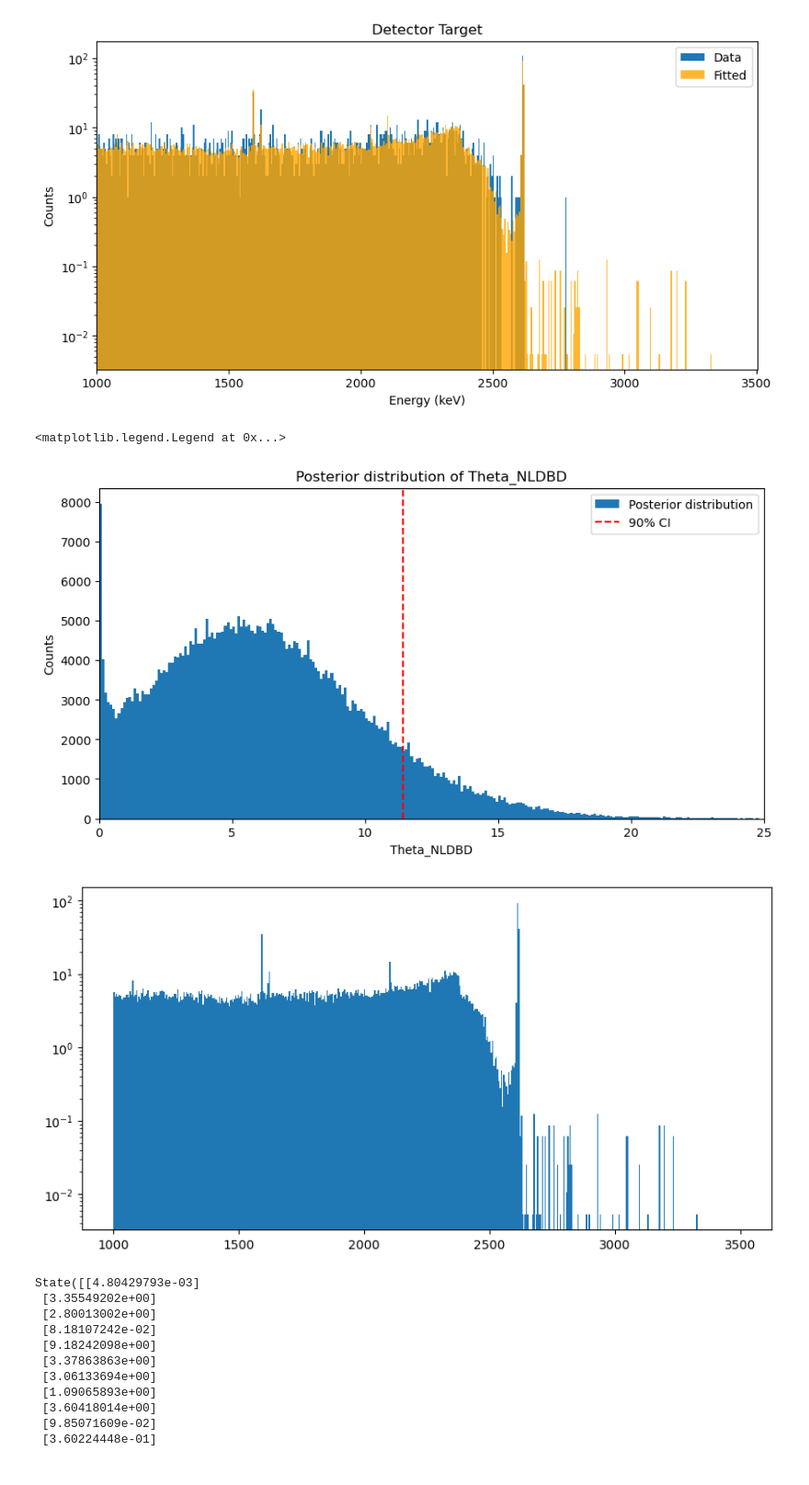
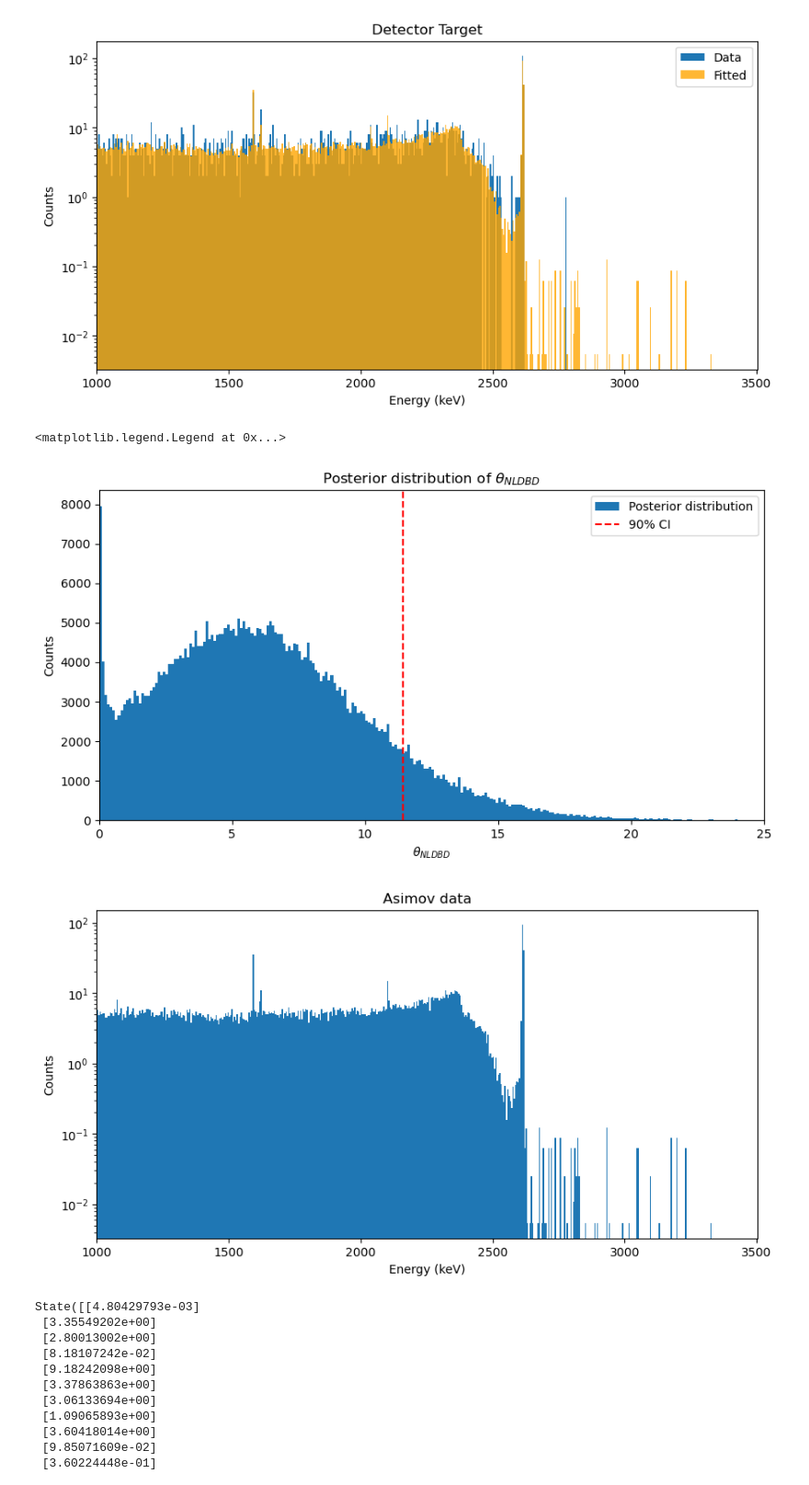
Before and after one commit to bucket420/dsc291-final, a Jupyter notebook: analysis.ipynb, the cells around one changed output. Shown: that part at 92% size. Cells and saved outputs as stored; diff of their text form; code cells hidden in the pictures.

```diff
--- a/analysis.ipynb
+++ b/analysis.ipynb
@@ -369,13 +369,13 @@ State([[1.41238692e+03 3.86957015e+02 5.92329483e+00 2.01591967e+00]
 # %%
 fig, axes = plt.subplots(4, figsize=(10, 7), sharex=True)
 samples = sampler.get_chain()
-labels = ["A", "B", "C", "N"]
+labels = [r'$\theta_A$', r'$\theta_B$', r'$\theta_C$', r'$\theta_{NLDBD}$']
 for i in range(4):
     ax = axes[i]
     ax.plot(samples[:, :, i], "k", alpha=0.3)
     ax.set_xlim(0, len(samples))
     ax.set_ylabel(labels[i])
-    ax.yaxis.set_label_coords(-0.1, 0.5)
+    # ax.yaxis.set_label_coords(-0.1, 0.5)
 
-axes[-1].set_xlabel("step number")
+axes[-1].set_xlabel("Step number")
 # %% [output]
@@ -435,22 +435,26 @@ plt.figure(figsize=(10, 5))
 plt.stairs(theta_N_hist, theta_N_bins, fill=True, label='Posterior distribution')
 plt.axvline(CI, color='red', linestyle='--', label='90% CI')
 plt.xlim(0, 25)
-plt.xlabel('Theta_NLDBD')
+plt.xlabel(r'$\theta_{NLDBD}$')
 plt.ylabel('Counts')
-plt.title('Posterior distribution of Theta_NLDBD')
+plt.title('Posterior distribution of ' + r'$\theta_{NLDBD}$')
 plt.legend()
 # %% [output]
 <matplotlib.legend.Legend at 0x...>
-[figure, old version]
+[figure, new version]
 # %%
 asimov_hist = result[0] * pdf_A + result[1] * pdf_B + result[2] * pdf_C
 
 plt.figure(figsize=(10, 5))
 plt.stairs(asimov_hist, bins_Target, fill=True, label='Asimov data')
 plt.yscale('log')
+plt.xlim(energy_lower_limit, energy_upper_limit + bin_width)
+plt.xlabel('Energy (keV)')
+plt.ylabel('Counts')
+plt.title('Asimov data')
 plt.show()
 # %% [output]
-[figure, old version]
+[figure, new version]
 # %%
 # new functions for asimov data
 def hypothesis_asimov(theta):
```
Also changed, not shown: parts of 4 cells of this notebook.
